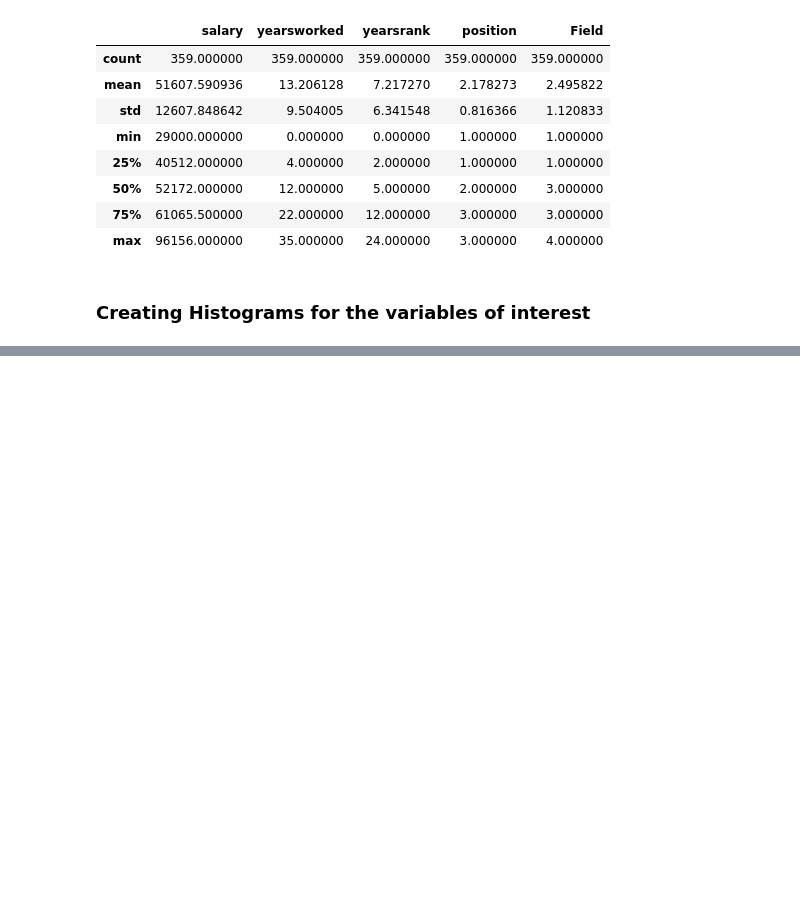
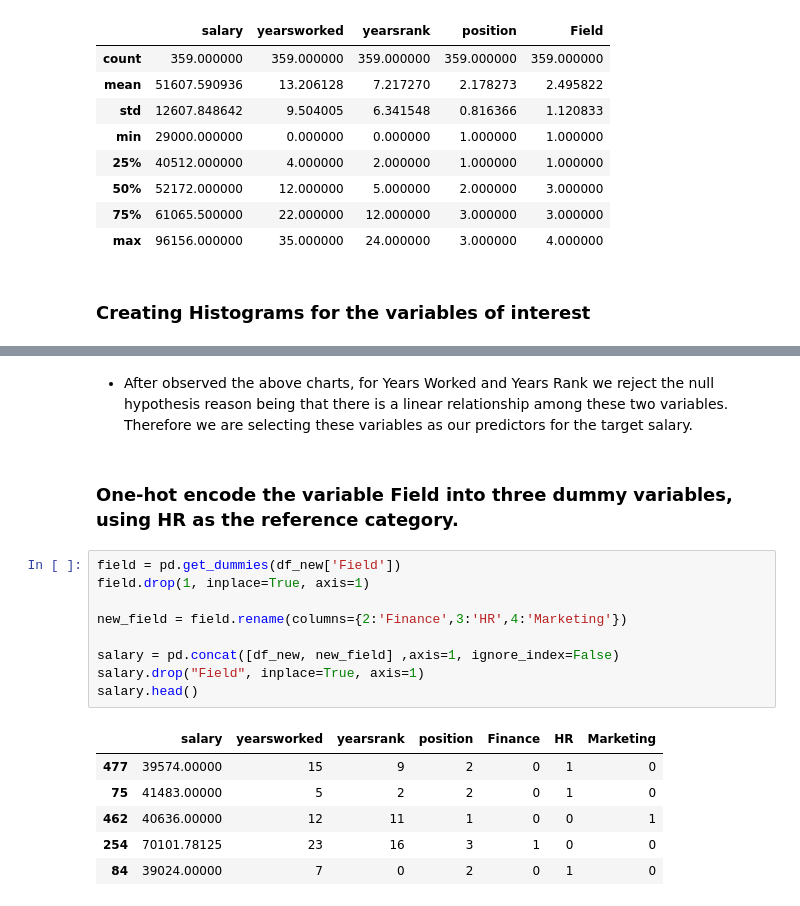
Before and after one commit to jbmasemza/multivariate_linear_regression, a Jupyter notebook: multivariate_linear_regression.ipynb, the cells around one changed output, grey strips where cells are left out. Drawn from its saved outputs; the diff is of its cells as text; blank space fills up the shorter version.

```diff
--- a/multivariate_linear_regression.ipynb
+++ b/multivariate_linear_regression.ipynb
@@ -101,0 +126,20 @@ plt.show()
+# %% [markdown]
+- After observed the above charts, for Years Worked and Years Rank we reject the null hypothesis reason being that there is a linear relationship among these two variables. Therefore we are selecting these variables as our predictors for the target salary.
+# %% [markdown]
+### One-hot encode the variable Field into three dummy variables, using HR as the reference category.
+# %%
+field = pd.get_dummies(df_new['Field'])
+field.drop(1, inplace=True, axis=1)
+
+new_field = field.rename(columns={2:'Finance',3:'HR',4:'Marketing'})
+
+salary = pd.concat([df_new, new_field] ,axis=1, ignore_index=False)
+salary.drop("Field", inplace=True, axis=1)
+salary.head()
+# %% [output]
+|  | salary | yearsworked | yearsrank | position | Finance | HR | Marketing |
+| 477 | 39574.00000 | 15 | 9 | 2 | 0 | 1 | 0 |
+| 75 | 41483.00000 | 5 | 2 | 2 | 0 | 1 | 0 |
+| 462 | 40636.00000 | 12 | 11 | 1 | 0 | 0 | 1 |
+| 254 | 70101.78125 | 23 | 16 | 3 | 1 | 0 | 0 |
+| 84 | 39024.00000 | 7 | 0 | 2 | 0 | 1 | 0 |
```
Also changed, not shown: parts of 7 cells of this notebook.
